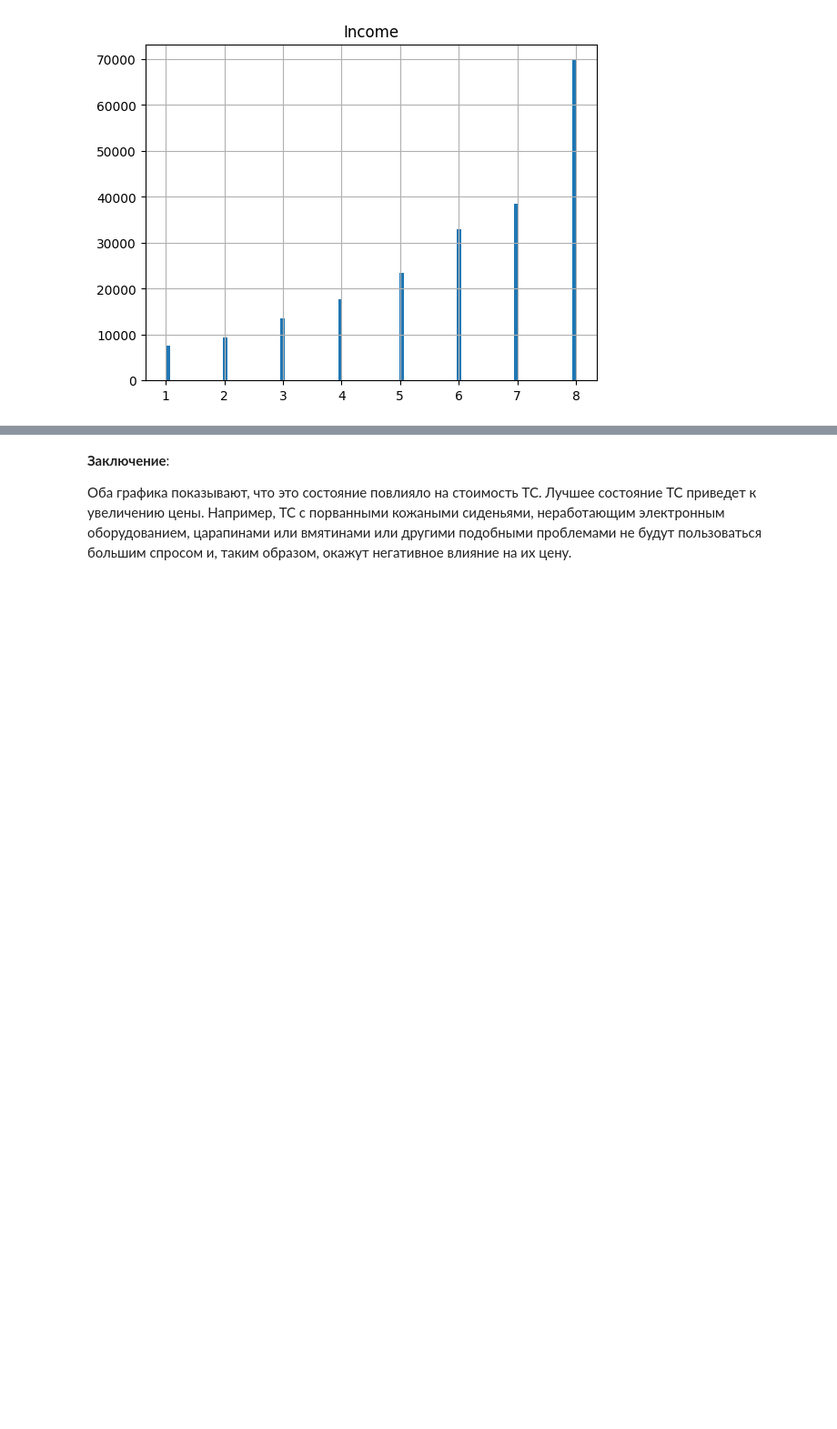
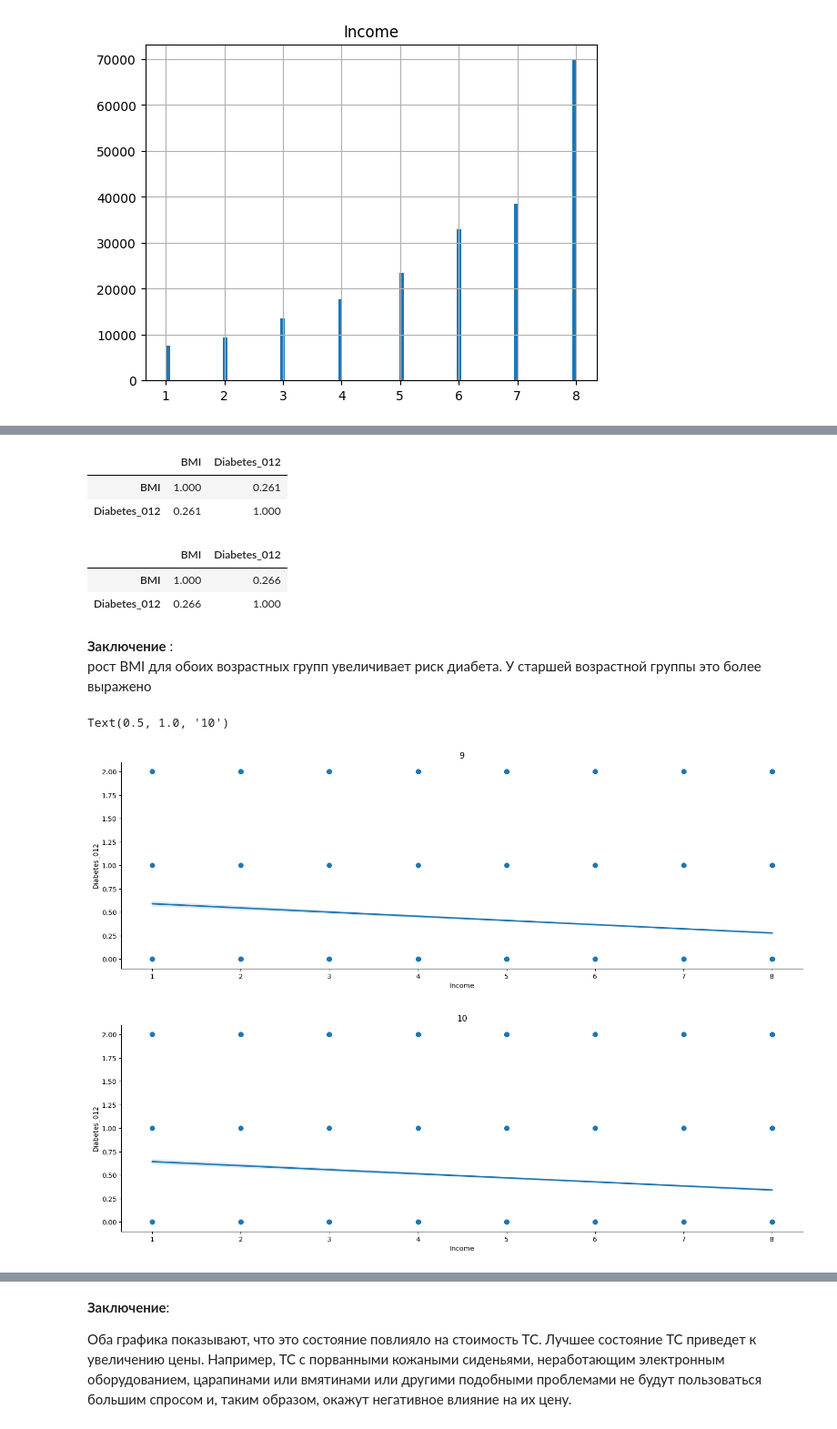
Before and after one commit to AlexeyRau/OMGTU, a Jupyter notebook: 2 курс/4 семестр/Машинное обучение/Лабораторная работа №1. Исследовательский анализ данных (EDA)/Ex1_c.ipynb, the cells around one changed output, grey strips where cells are left out. Shown at 91% size. Cells and saved outputs as stored; diff of their text form; code cells hidden in the pictures; blank space fills up the shorter version.

```diff
--- a/2 курс/4 семестр/Машинное обучение/Лабораторная работа №1. Исследовательский анализ данных (EDA)/Ex1_c.ipynb
+++ b/2 курс/4 семестр/Машинное обучение/Лабораторная работа №1. Исследовательский анализ данных (EDA)/Ex1_c.ipynb
@@ -651,0 +486,25 @@ Text(0.5, 1.0, 'sedan')
+# %%
+round(corr_group_9,3)
+# %% [output]
+|  | BMI | Diabetes_012 |
+| BMI | 1.000 | 0.261 |
+| Diabetes_012 | 0.261 | 1.000 |
+# %%
+round(corr_group_10,3)
+# %% [output]
+|  | BMI | Diabetes_012 |
+| BMI | 1.000 | 0.266 |
+| Diabetes_012 | 0.266 | 1.000 |
+# %% [markdown]
+**Заключение** :
+<br>
+рост BMI для обоих возрастных групп увеличивает риск диабета. У старшей возрастной группы это более выражено
+# %%
+sns.lmplot(x="Income", y="Diabetes_012", data=group_9, height = 5, aspect =3)
+plt.title('9')
+sns.lmplot(x="Income", y="Diabetes_012", data=group_10, height = 5, aspect =3)
+plt.title('10')
+# %% [output]
+Text(0.5, 1.0, '10')
+[figure, added]
+[figure, added]
```
Also changed, not shown: parts of 49 cells of this notebook.
